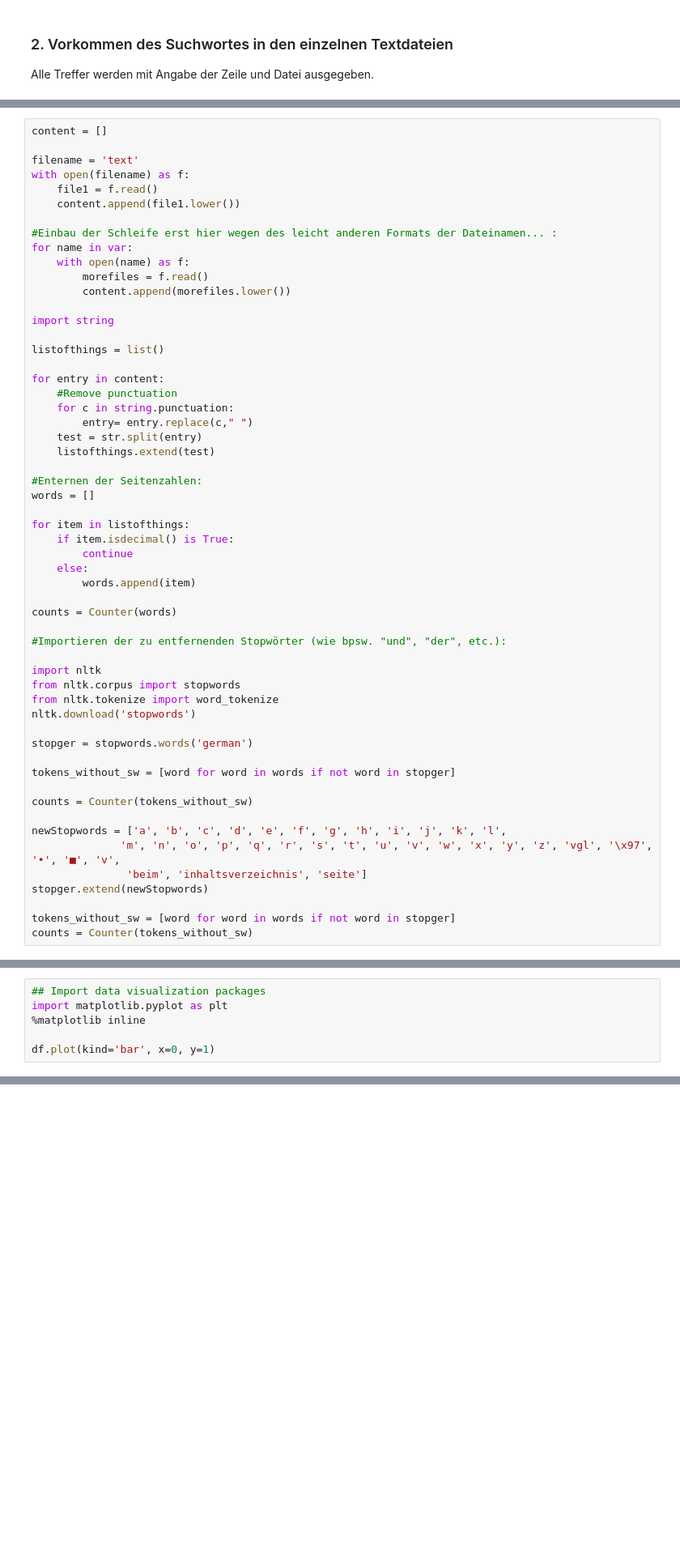
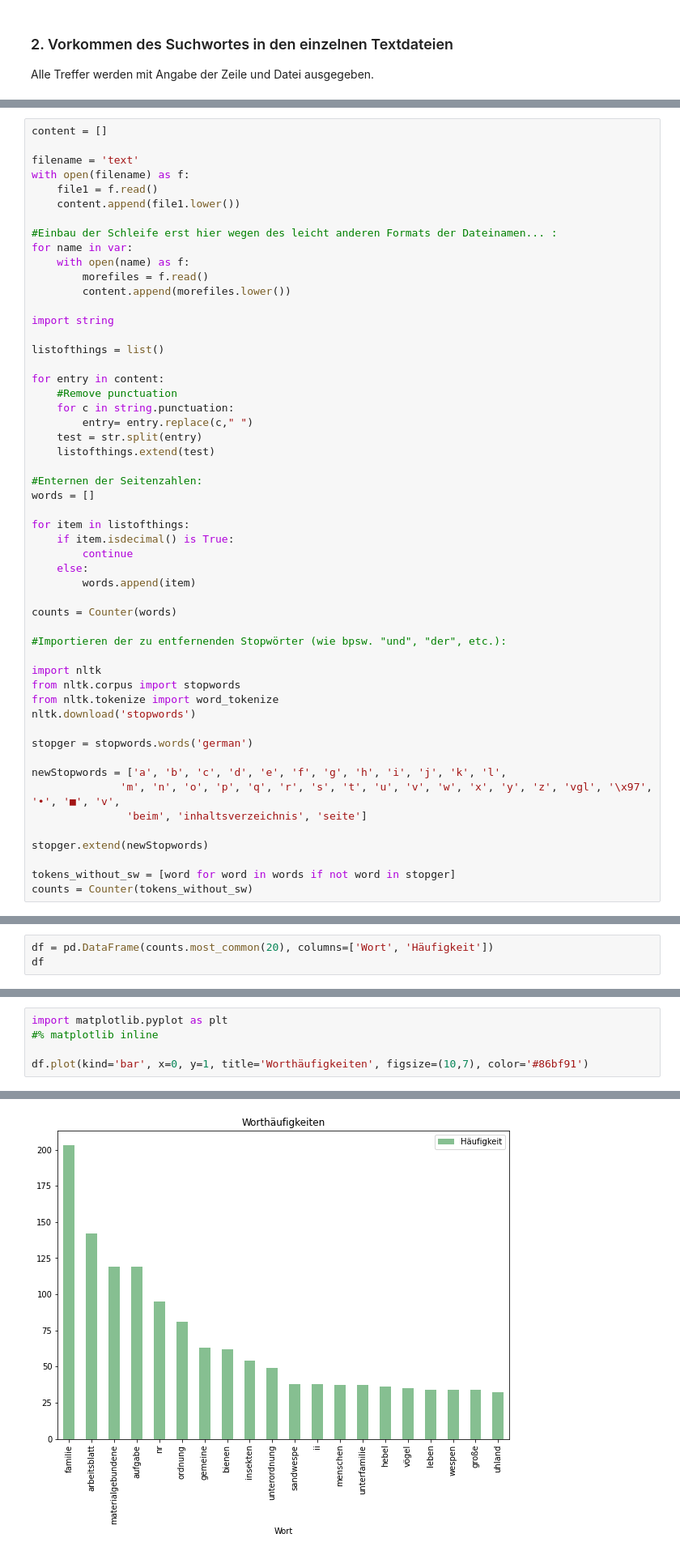
Before and after one commit to anketaube/DNBLab, a Jupyter notebook: DNB_Volltextsuche_Tutorial.ipynb, the cells around one changed output, grey strips where cells are left out. Shown: that part at 81% size. Cells and saved outputs as stored; diff of their text form; blank space fills up the shorter version.

```diff
--- a/DNB_Volltextsuche_Tutorial.ipynb
+++ b/DNB_Volltextsuche_Tutorial.ipynb
@@ -254,13 +334,10 @@ nltk.download('stopwords')
 
 stopger = stopwords.words('german')
 
-tokens_without_sw = [word for word in words if not word in stopger]
-
-counts = Counter(tokens_without_sw)
-
 newStopwords = ['a', 'b', 'c', 'd', 'e', 'f', 'g', 'h', 'i', 'j', 'k', 'l',
               'm', 'n', 'o', 'p', 'q', 'r', 's', 't', 'u', 'v', 'w', 'x', 'y', 'z', 'vgl', '\x97', '•', '■', 'v',
                'beim', 'inhaltsverzeichnis', 'seite']
+
 stopger.extend(newStopwords)
 
 tokens_without_sw = [word for word in words if not word in stopger]
@@ -274,0 +352,3 @@ df
+# %%
+df = pd.DataFrame(counts.most_common(20), columns=['Wort', 'Häufigkeit'])
+df
@@ -275,6 +373,6 @@ df
 # %%
-## Import data visualization packages
 import matplotlib.pyplot as plt
-%matplotlib inline
+#% matplotlib inline
 
-df.plot(kind='bar', x=0, y=1)
+df.plot(kind='bar', x=0, y=1, title='Worthäufigkeiten', figsize=(10,7), color='#86bf91')
+# %% [output]
@@ -280,0 +380 @@ df.plot(kind='bar', x=0, y=1)
+[figure, added]
```
Also changed, not shown: parts of 16 cells of this notebook.
